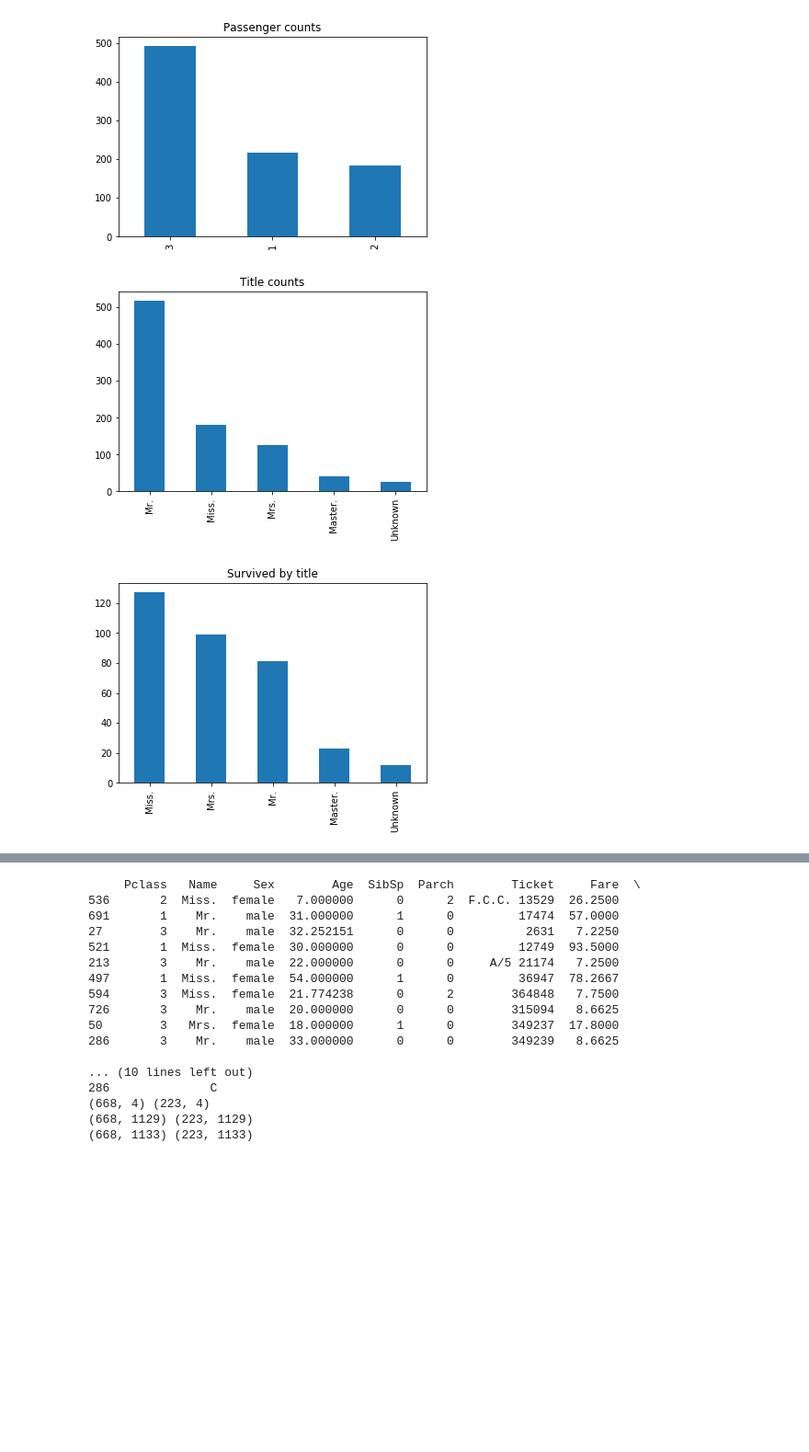
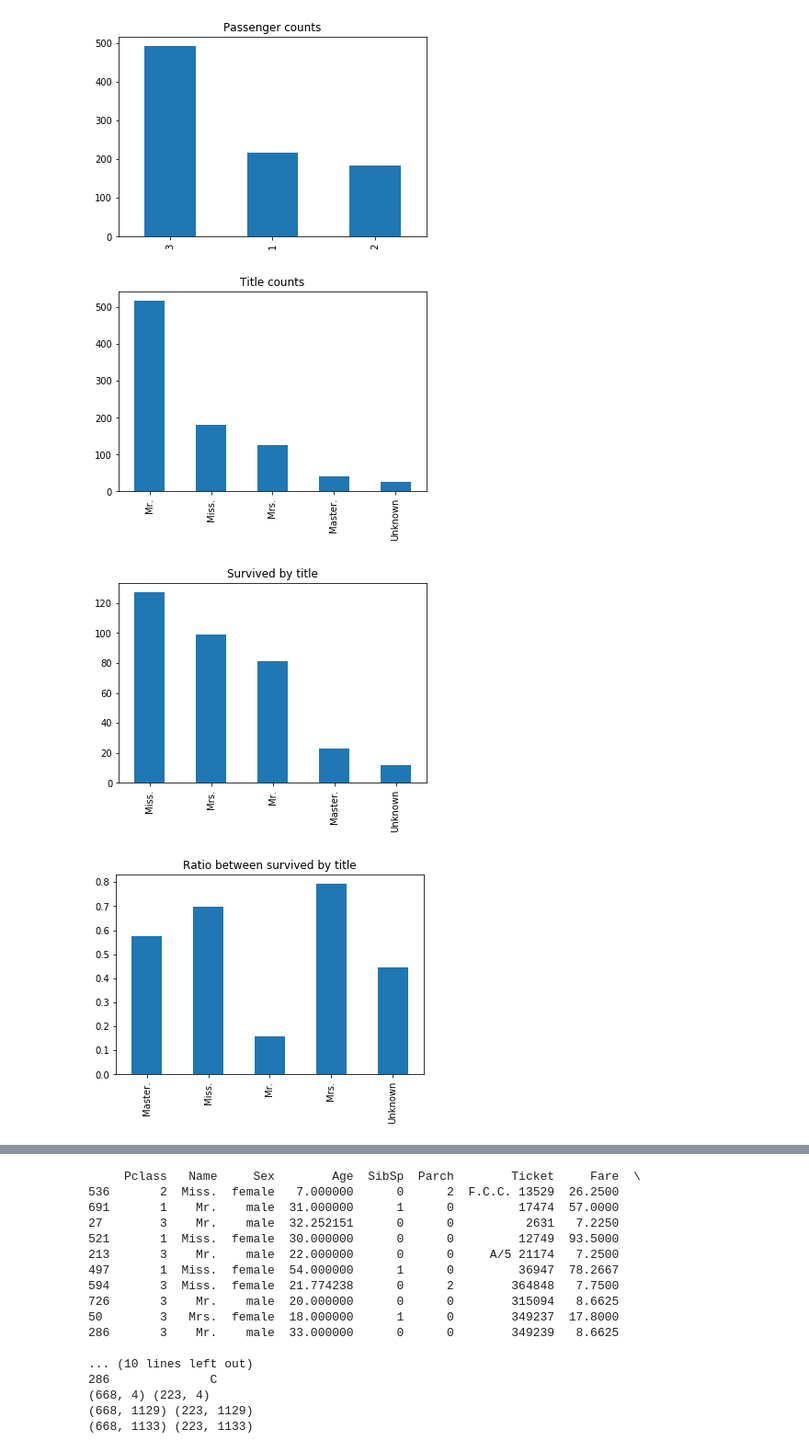
Before and after one commit to radpet/fmi-ml, a Jupyter notebook: titanic/Titanic with data cleaning.ipynb, the cells around one changed output, grey strips where cells are left out. Shown: that part at 92% size. Cells and saved outputs as stored; diff of their text form; code cells hidden in the pictures; blank space fills up the shorter version.

```diff
--- a/titanic/Titanic with data cleaning.ipynb
+++ b/titanic/Titanic with data cleaning.ipynb
@@ -86,5 +128,6 @@ train_data_cleaned["Name"].value_counts().plot(kind="bar", title="Title counts")
 plt.figure()
 train_data_cleaned.loc[train["Survived"] == 1, "Name"].value_counts().plot(kind="bar", title="Survived by title")
 
-train_data_cleaned.loc[train["Survived"] == 1, "Name"].value_counts() / train_data_cleaned["Name"].value_counts()
+plt.figure()
+(train_data_cleaned.loc[train["Survived"] == 1, "Name"].value_counts() / train_data_cleaned["Name"].value_counts()).plot(kind="bar", title="Ratio between survived by title")
 # %% [output]
@@ -97,6 +135,7 @@ Name: Name, dtype: float64
 [figure]
 [figure]
 [figure]
+[figure, added]
 # %%
 from sklearn.model_selection import train_test_split
 #seems to be lucky split :(
```
Also changed, not shown: parts of 7 cells of this notebook.
